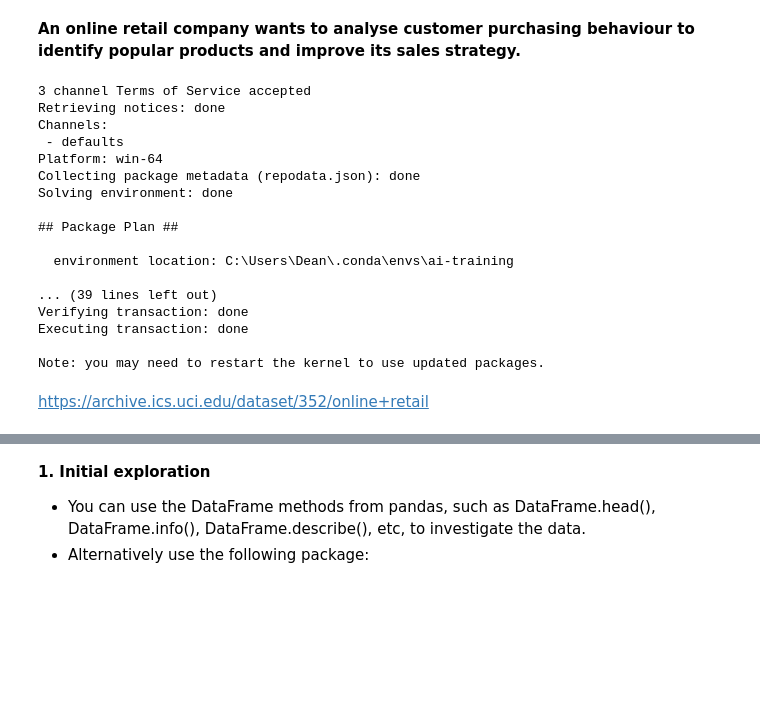
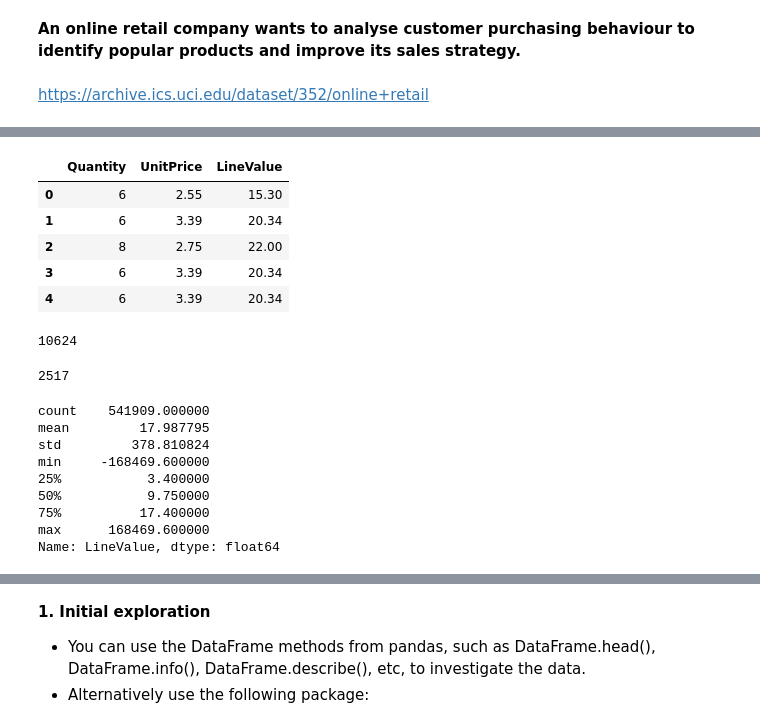
Before and after one commit to grimfur/ai-apprenticeship-session6, a Jupyter notebook: ai-apprenticeship-02-data-lifecycle/group2/notebooks/Online retail.ipynb, the cells around one changed output, grey strips where cells are left out. Saved outputs shown, nothing was run; the diff lists cells and outputs as text; code cells hidden in the pictures; blank space fills up the shorter version.

Commit message:
latest files from work done

```diff
--- a/ai-apprenticeship-02-data-lifecycle/group2/notebooks/Online retail.ipynb
+++ b/ai-apprenticeship-02-data-lifecycle/group2/notebooks/Online retail.ipynb
@@ -4,26 +4,6 @@
 **An online retail company wants to analyse customer purchasing behaviour to identify popular products and improve its sales strategy.**
 # %%
 import pandas as pd
-# %%
-conda install -n ai-training openpyxl -y
-# %% [output]
-3 channel Terms of Service accepted
-Retrieving notices: done
-Channels:
- - defaults
-Platform: win-64
-Collecting package metadata (repodata.json): done
-Solving environment: done
-
-## Package Plan ##
-
-  environment location: C:\Users\Dean\.conda\envs\ai-training
-
-... (39 lines left out)
-Verifying transaction: done
-Executing transaction: done
-
-Note: you may need to restart the kernel to use updated packages.
 # %%
 from pathlib import Path
 
@@ -55,0 +38,9 @@ Loading dataset from: f:\VScode\ai-apprenticeship-session6\ai-apprenticeship-02-
+# %%
+cust[['Quantity', 'UnitPrice', 'LineValue']].head()
+# %% [output]
+|  | Quantity | UnitPrice | LineValue |
+| 0 | 6 | 2.55 | 15.30 |
+| 1 | 6 | 3.39 | 20.34 |
+| 2 | 8 | 2.75 | 22.00 |
+| 3 | 6 | 3.39 | 20.34 |
+| 4 | 6 | 3.39 | 20.34 |
@@ -55,0 +49,20 @@ Loading dataset from: f:\VScode\ai-apprenticeship-session6\ai-apprenticeship-02-
+# %%
+(cust['Quantity'] <= 0).sum()
+# %% [output]
+10624
+# %%
+(cust['UnitPrice'] <= 0).sum()
+# %% [output]
+2517
+# %%
+cust['LineValue'].describe()
+# %% [output]
+count    541909.000000
+mean         17.987795
+std         378.810824
+min     -168469.600000
+25%           3.400000
+50%           9.750000
+75%          17.400000
+max      168469.600000
+Name: LineValue, dtype: float64
```
Also changed, not shown: parts of 16 cells of this notebook, 17 other files.
